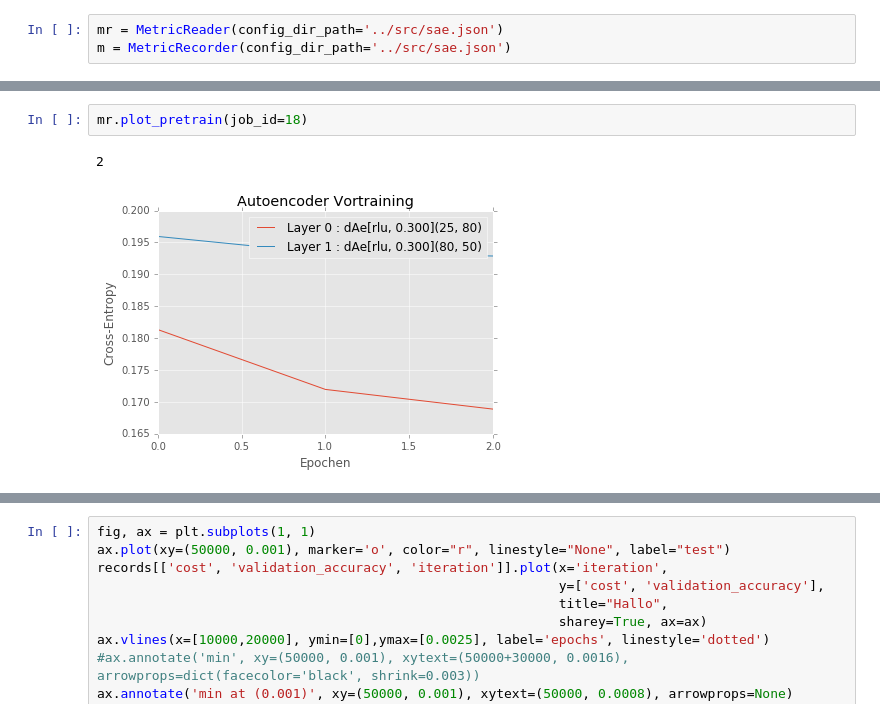
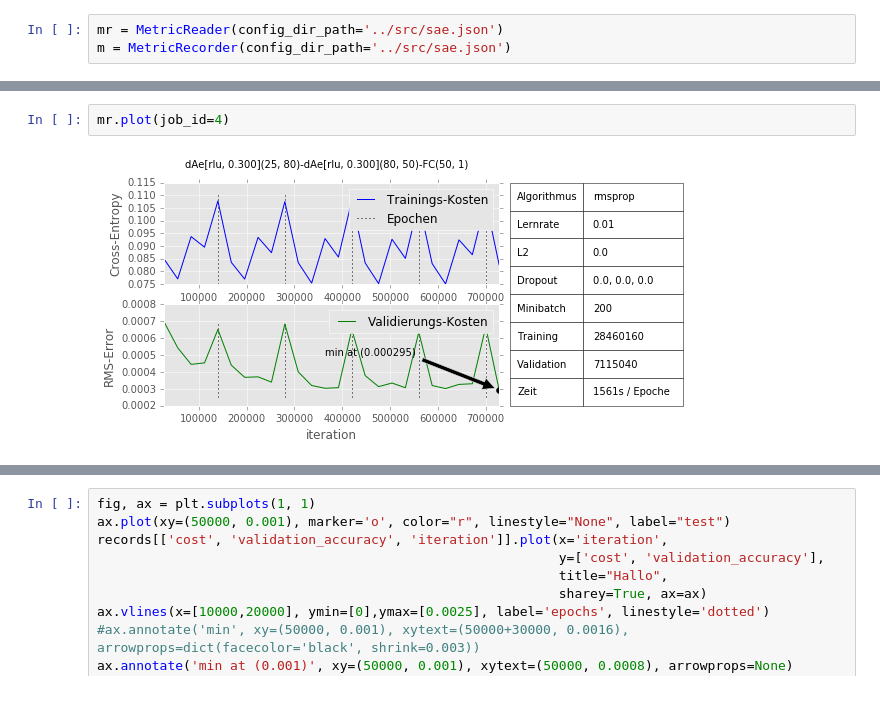
Before and after one commit to codingluke/ba-thesis-code, a Jupyter notebook: notebooks/metric_test.ipynb, the cells around one changed output, grey strips where cells are left out. Cells and saved outputs as stored; diff of their text form.

Commit message:
Metric plot für Autoencoder

```diff
--- a/notebooks/metric_test.ipynb
+++ b/notebooks/metric_test.ipynb
@@ -36,6 +20,5 @@ cur.next()
 # %%
-mr.plot_pretrain(job_id=18)
+mr.plot(job_id=4)
 # %% [output]
-2
-[figure, old version]
+[figure, new version]
 # %%
```
Also changed, not shown: parts of 4 cells of this notebook, 6 other files.
